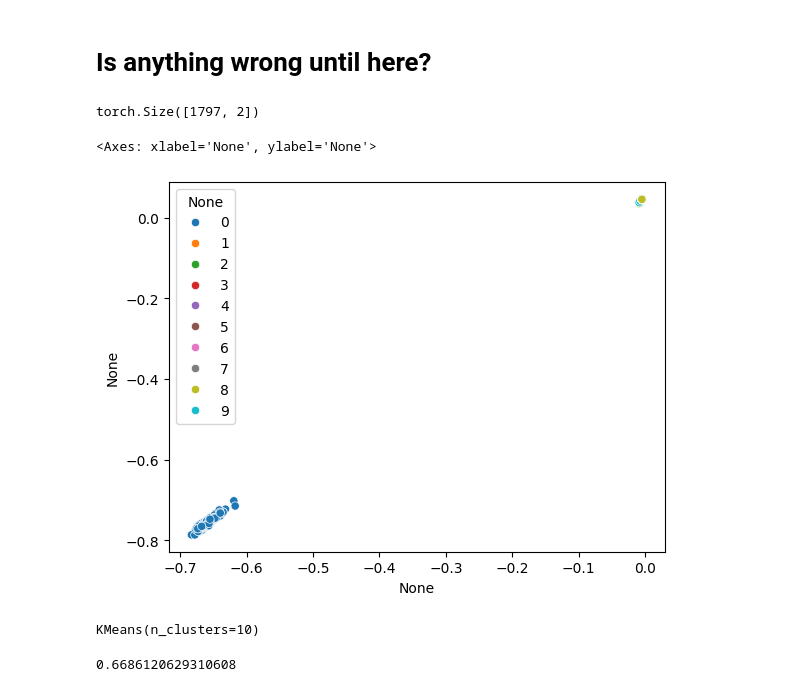
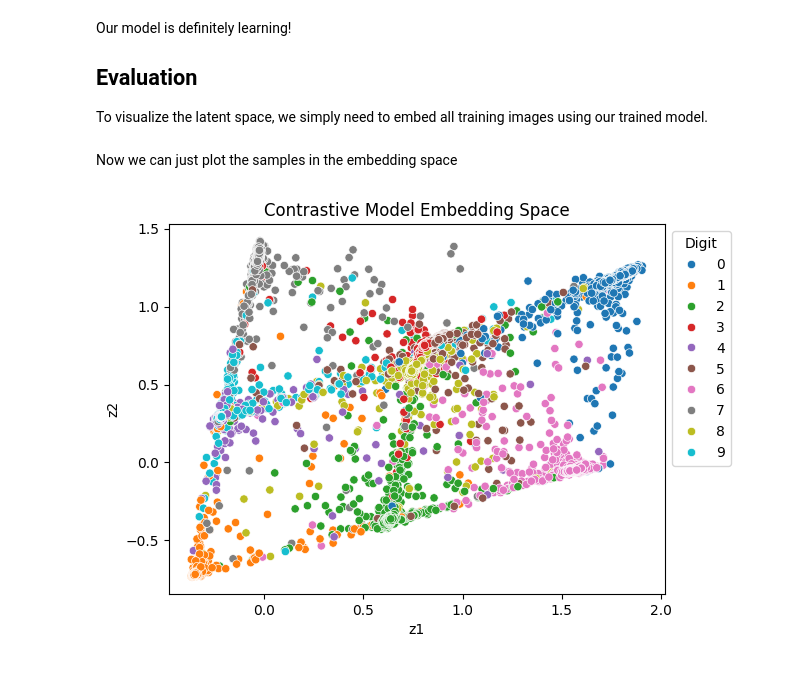
Before and after one commit to rug-udl-2425/Tutorials, a Jupyter notebook: tutorial3/contrastive.ipynb, the cells around one changed output. Drawn from its saved outputs; the diff is of its cells as text; code cells hidden in the pictures.

Commit message:
contrastive done

```diff
--- a/tutorial3/contrastive.ipynb
+++ b/tutorial3/contrastive.ipynb
@@ -45,15 +63,22 @@ class ContrastiveModel(nn.Module):
     def __init__(self) -> None:
         super().__init__()
         self.encoder = nn.Sequential(
-            nn.Linear(8 * 8, 32),
+            nn.Linear(28 * 28, 256),
             nn.ReLU(),
-            nn.Linear(32, 16),
+            nn.Linear(256, 128),
             nn.ReLU(),
-            nn.Linear(16, 2)
+            nn.Linear(128, 32),
+            nn.ReLU(),
+            nn.Linear(32, 2)
         )
 
     def forward(self, image: torch.Tensor, other: torch.Tensor) -> Tuple[torch.Tensor, torch.Tensor]:
+
+        # Do the forward pass for both samples
         return (
             self.encoder(image),
             self.encoder(other)
         )
+
+model = ContrastiveModel()
+optimizer = torch.optim.Adam(params=model.parameters())
@@ -70,19 +104,19 @@ loss_fn = nn.CosineEmbeddingLoss()
 # %%
-for epoch in range(100):
+for epoch in range(5):
     model.train()
     total_loss = 0.
-    for X1, X2, y in dataloader:
+    for X1, X2, y in tqdm(dataloader):
+
+        # Flatten the images from [batch_size, 1, 28, 28] -> [batch_size, 1*28*28]
         X1, X2 = X1.flatten(1), X2.flatten(1)
 
         optimizer.zero_grad()
         y1, y2 = model(X1, X2)
         loss = contrastive_loss(y1, y2, y)
-        # loss = loss_fn(y1, y2, y*2-1)
         loss.backward()
         optimizer.step()
 
         total_loss += loss.item()
 
-    if epoch % 10 == 0:
-        print(f"Epoch {epoch} | Loss: {total_loss/len(dataloader):.4f}")
+    print(f"Epoch {epoch} | Loss: {total_loss/len(dataloader):.4f}")
 # %% [output]
@@ -99,17 +128,25 @@ Epoch 90 | Loss: 0.0005
-# %% [markdown]
-# Is anything wrong until here?
+# %% [markdown]
+Our model is definitely learning!
+
+## Evaluation
+
+To visualize the latent space, we simply need to embed all training images using our trained model.
 # %%
-mnist_dataloader = DataLoader(TensorDataset(dataset.digits, dataset.labels), batch_size=100)
+# We make a new dataloader for the mnist dataset only
+mnist_dataloader = DataLoader(dataset.mnist, batch_size=100)
+
 with torch.inference_mode():
     predictions, labels = zip(*[(model.encoder(X.flatten(1)), y) for X, y in mnist_dataloader])
     predictions = torch.cat(predictions)
     labels = torch.cat(labels)
-# %%
-predictions.shape
-# %% [output]
-torch.Size([1797, 2])
+# %% [markdown]
+Now we can just plot the samples in the embedding space
 # %%
 sns.scatterplot(x=predictions[:, 0], y=predictions[:, 1], hue=labels, palette='tab10')
+plt.xlabel('z1')
+plt.ylabel('z2')
+plt.title('Contrastive Model Embedding Space')
+sns.move_legend(plt.gca(), "upper left", bbox_to_anchor=(1, 1), title='Digit')
+plt.show()
 # %% [output]
-<Axes: xlabel='None', ylabel='None'>
-[figure, old version]
+[figure, new version]
@@ -120,8 +152,0 @@ kmeans = KMeans(10)
-# %%
-kmeans.fit(predictions.numpy())
-# %% [output]
-KMeans(n_clusters=10)
-# %%
-kmeans.inertia_
-# %% [output]
-0.6686120629310608
```
Also changed, not shown: parts of 27 cells of this notebook, 1 other file.
